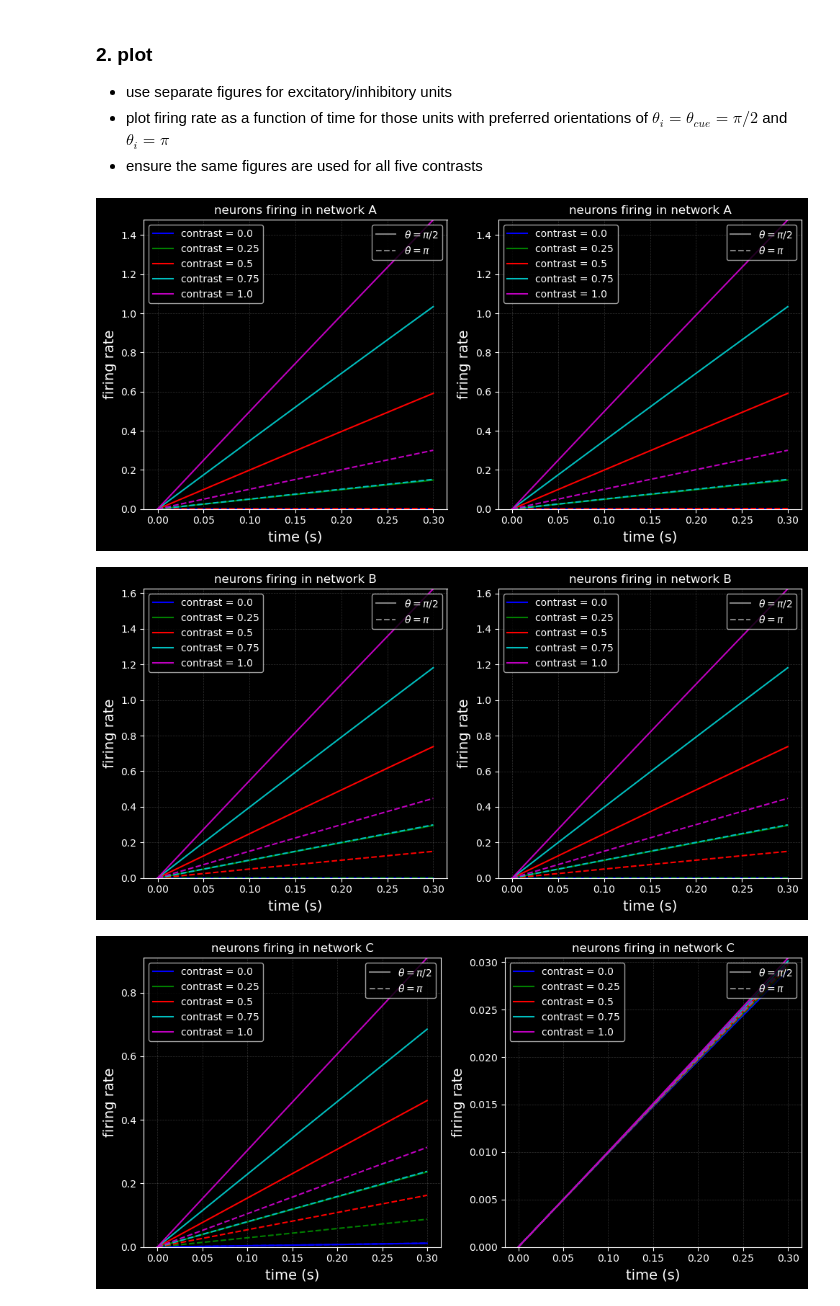
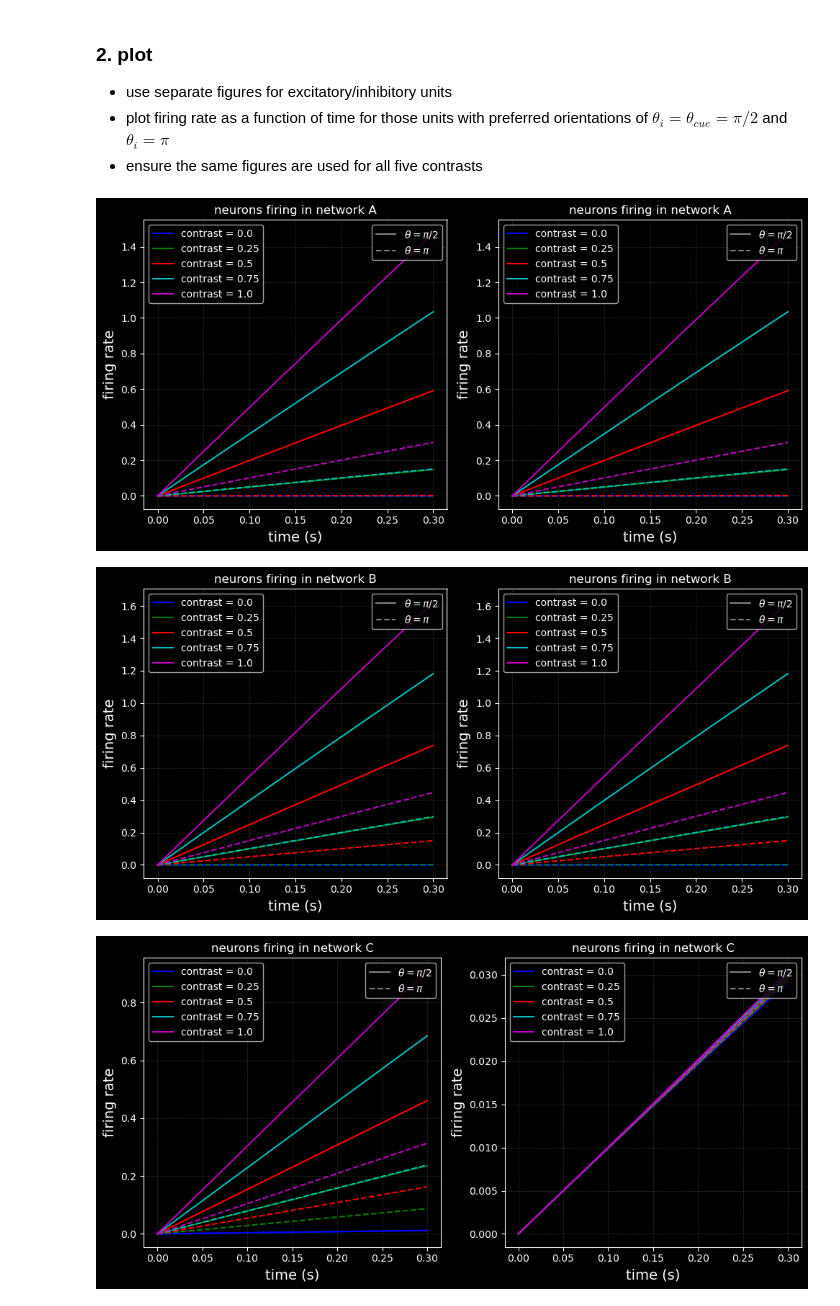
Before and after one commit to polsen99/intro_comp_neuro, a Jupyter notebook: ch6 (firing-rate models, network dynamics)/tutorial 6.4 - orientation selectivity in a ring model.ipynb, the cells around one changed output. Drawn from its saved outputs; the diff is of its cells as text; code cells hidden in the pictures.

```diff
--- a/ch6 (firing-rate models, network dynamics)/tutorial 6.4 - orientation selectivity in a ring model.ipynb
+++ b/ch6 (firing-rate models, network dynamics)/tutorial 6.4 - orientation selectivity in a ring model.ipynb
@@ -243,52 +243,42 @@ linewidth = 1.5
 
 for network in ['A', 'B', 'C']:
     contrast_results = results[network]
-
-    # Determine global y-limits for each network's plots
-    all_exc_values = np.concatenate([contrast_results[c]['exc'] for c in contrast_results])
-    all_inh_values = np.concatenate([contrast_results[c]['inh'] for c in contrast_results])
-
-    ylim_exc = (0, all_exc_values.max())
-    ylim_inh = (0, all_inh_values.max())
-
     fig, ax = plt.subplots(1, 2, figsize=(10, 5))
 
     for idx, c in enumerate(contrast_results):
         exc = contrast_results[c]['exc']
         inh = contrast_results[c]['inh']
 
         color = colors[idx]
 
-        # Plot for excitatory neurons
+        # excitatory
         ax[0].plot(t, exc[:, idx_pi_over_2], label=f'contrast = {c}', color=color, linestyle=linestyles[0], linewidth=linewidth)
         ax[0].plot(t, exc[:, idx_pi], color=color, linestyle=linestyles[1], linewidth=linewidth)
-        ax[0].set_ylim(ylim_exc)  # set y-limits
 
-        # Plot for inhibitory neurons
+        # inhibitory
         ax[1].plot(t, inh[:, idx_pi_over_2], label=f'contrast = {c}', color=color, linestyle=linestyles[0], linewidth=linewidth)
         ax[1].plot(t, inh[:, idx_pi], color=color, linestyle=linestyles[1], linewidth=linewidth)
-        ax[1].set_ylim(ylim_inh)  # set y-limits
 
-    # Creating legends
+    # legends
     for a in ax:
         a.set_xlabel('time (s)', fontsize=14)
         a.set_ylabel('firing rate', fontsize=14)
 
-        # Legend for contrasts
+        # contrasts
         handles, labels = a.get_legend_handles_labels()
         legend1 = a.legend(handles[:5], labels[:5], title="", loc="upper left", fontsize=10)
 
-        # Legend for theta values
+        # theta vals
         line1, = a.plot([], [], color='grey', linestyle=linestyles[0], label='$\\theta = \pi /2$')
         line2, = a.plot([], [], color='grey', linestyle=linestyles[1], label='$\\theta = \pi$')
         legend2 = a.legend(handles=[line1, line2], loc="upper right", fontsize=10)
         a.add_artist(legend1)
 
         a.grid(True, which='both', linestyle='--', linewidth=0.5, alpha=0.2)
         a.set_title(f'neurons firing in network {network}')
 
     plt.tight_layout()
 # %% [output]
-[figure, old version]
+[figure, new version]
-[figure, old version]
+[figure, new version]
-[figure, old version]
+[figure, new version]
```
Also changed, not shown: parts of 4 cells of this notebook.
